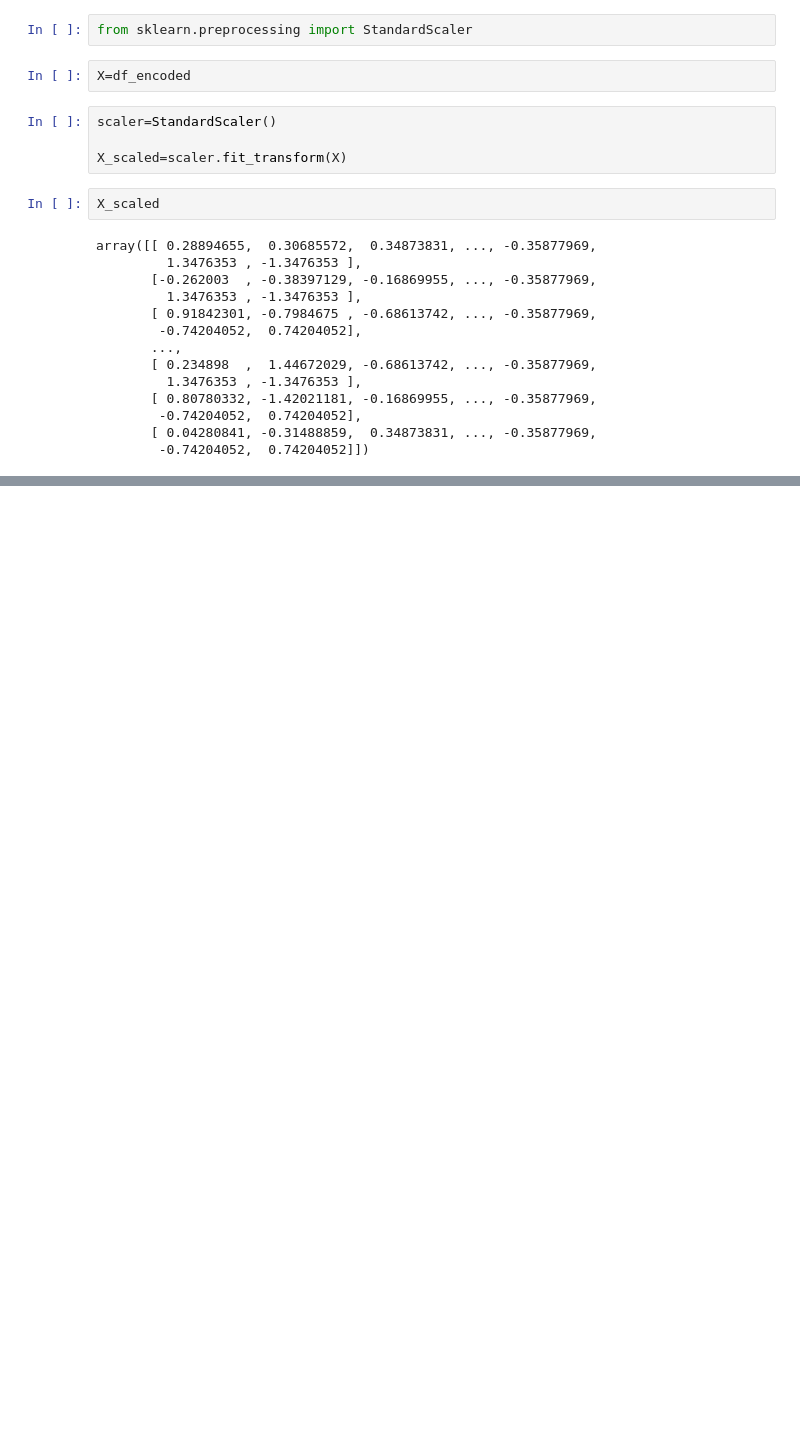
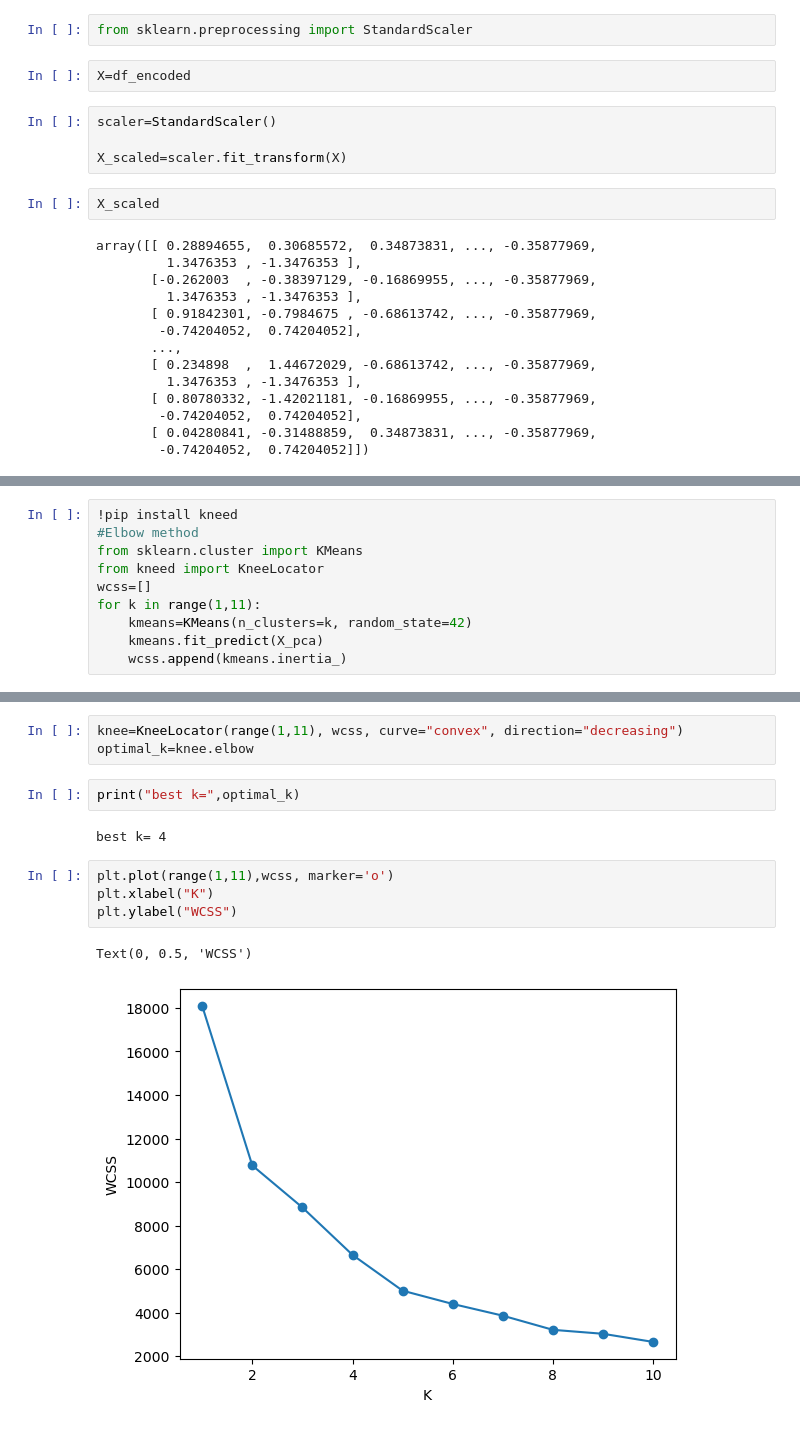
Before and after one commit to kaveri-2005/SmartCarT, a Jupyter notebook: SmartCart.ipynb, the cells around one changed output, grey strips where cells are left out. Saved outputs shown, nothing was run; the diff lists cells and outputs as text; blank space fills up the shorter version.

```diff
--- a/SmartCart.ipynb
+++ b/SmartCart.ipynb
@@ -303,0 +325,10 @@ array([[ 0.28894655,  0.30685572,  0.34873831, ..., -0.35877969,
+# %%
+!pip install kneed
+#Elbow method
+from sklearn.cluster import KMeans
+from kneed import KneeLocator
+wcss=[]
+for k in range(1,11):
+    kmeans=KMeans(n_clusters=k, random_state=42)
+    kmeans.fit_predict(X_pca)
+    wcss.append(kmeans.inertia_)
@@ -303,0 +343,14 @@ array([[ 0.28894655,  0.30685572,  0.34873831, ..., -0.35877969,
+# %%
+knee=KneeLocator(range(1,11), wcss, curve="convex", direction="decreasing")
+optimal_k=knee.elbow
+# %%
+print("best k=",optimal_k)
+# %% [output]
+best k= 4
+# %%
+plt.plot(range(1,11),wcss, marker='o')
+plt.xlabel("K")
+plt.ylabel("WCSS")
+# %% [output]
+Text(0, 0.5, 'WCSS')
+[figure, added]
```
Also changed, not shown: parts of 5 cells of this notebook.
